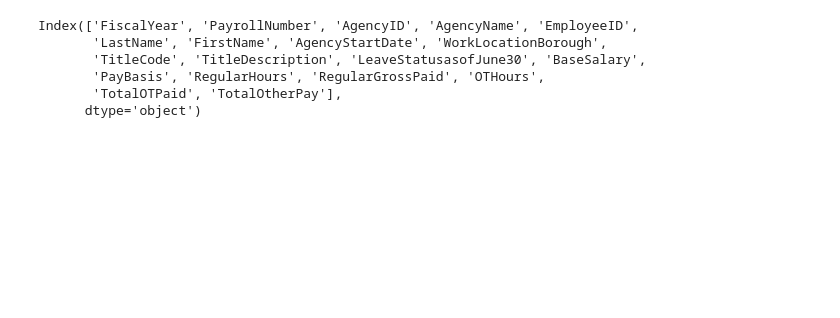
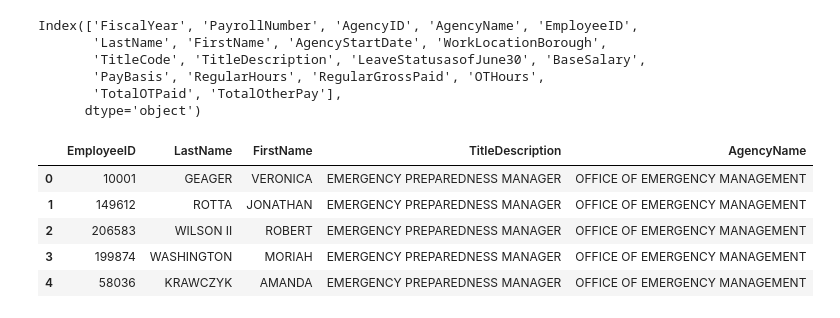
Before and after one commit to yinkatona/My_10Alytics_capstone_project, a Jupyter notebook: capstone_etl.ipynb, the cells around one changed output. Saved outputs shown, nothing was run; the diff lists cells and outputs as text; code cells hidden in the pictures; blank space fills up the shorter version.

```diff
--- a/capstone_etl.ipynb
+++ b/capstone_etl.ipynb
@@ -204,0 +125,9 @@ Index(['FiscalYear', 'PayrollNumber', 'AgencyID', 'AgencyName', 'EmployeeID',
+# %%
+employee.head()
+# %% [output]
+|  | EmployeeID | LastName | FirstName | TitleDescription | AgencyName |
+| 0 | 10001 | GEAGER | VERONICA | EMERGENCY PREPAREDNESS MANAGER | OFFICE OF EMERGENCY MANAGEMENT |
+| 1 | 149612 | ROTTA | JONATHAN | EMERGENCY PREPAREDNESS MANAGER | OFFICE OF EMERGENCY MANAGEMENT |
+| 2 | 206583 | WILSON II | ROBERT | EMERGENCY PREPAREDNESS MANAGER | OFFICE OF EMERGENCY MANAGEMENT |
+| 3 | 199874 | WASHINGTON | MORIAH | EMERGENCY PREPAREDNESS MANAGER | OFFICE OF EMERGENCY MANAGEMENT |
+| 4 | 58036 | KRAWCZYK | AMANDA | EMERGENCY PREPAREDNESS MANAGER | OFFICE OF EMERGENCY MANAGEMENT |
```
Also changed, not shown: parts of 38 cells of this notebook, 11 other files.
